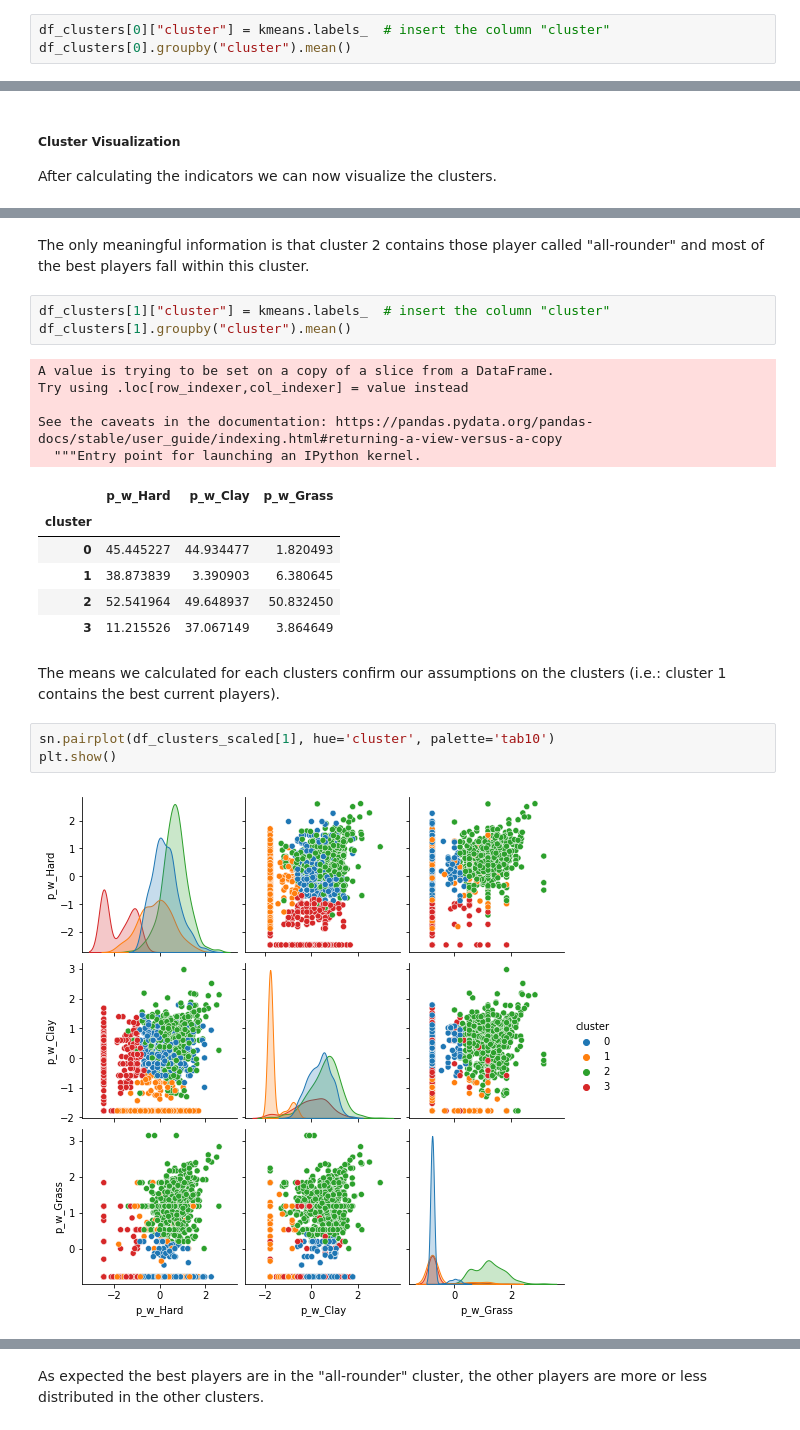
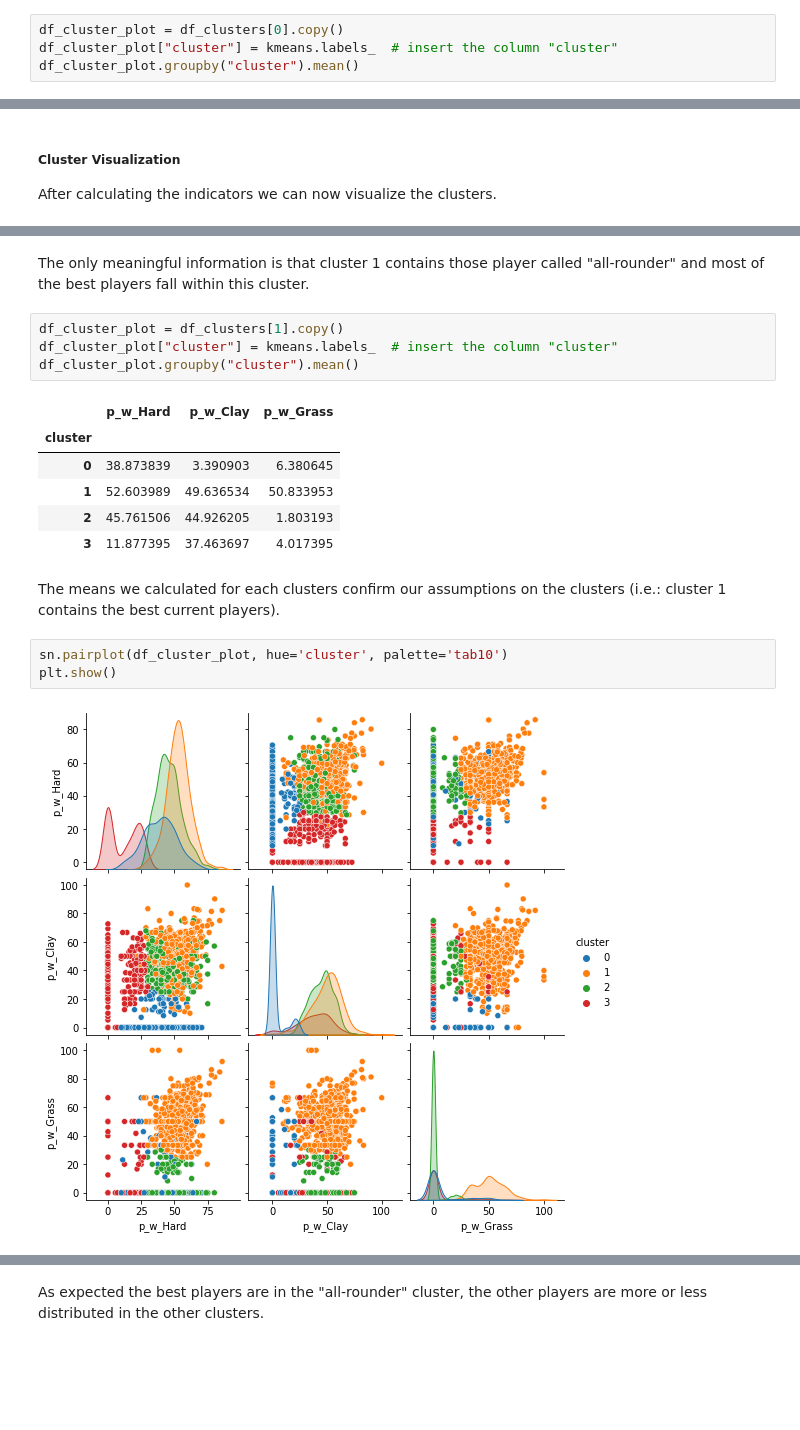
Before and after one commit to nikodallanoce/DataMiningProject, a Jupyter notebook: DM_14_TASK2/DM_14_clustering_analysis.ipynb, the cells around one changed output, grey strips where cells are left out. Drawn from its saved outputs; the diff is of its cells as text; blank space fills up the shorter version.

```diff
--- a/DM_14_TASK2/DM_14_clustering_analysis.ipynb
+++ b/DM_14_TASK2/DM_14_clustering_analysis.ipynb
@@ -348,4 +298,5 @@ From what we can see, cluster 1 contains the best players, meanwhile cluster 1 c
 # %%
-df_clusters[0]["cluster"] = kmeans.labels_  # insert the column "cluster"
-df_clusters[0].groupby("cluster").mean()
+df_cluster_plot = df_clusters[0].copy()
+df_cluster_plot["cluster"] = kmeans.labels_  # insert the column "cluster"
+df_cluster_plot.groupby("cluster").mean()
 # %% [output]
@@ -447,27 +390,23 @@ plot_basic_statistics(df_clusters_scaled[1], clusters_players, df_clusters_scale
 # %% [markdown]
-The only meaningful information is that cluster 2 contains those player called "all-rounder" and most of the best players fall within this cluster.
+The only meaningful information is that cluster 1 contains those player called "all-rounder" and most of the best players fall within this cluster.
 # %%
-df_clusters[1]["cluster"] = kmeans.labels_  # insert the column "cluster"
-df_clusters[1].groupby("cluster").mean()
+df_cluster_plot = df_clusters[1].copy()
+df_cluster_plot["cluster"] = kmeans.labels_  # insert the column "cluster"
+df_cluster_plot.groupby("cluster").mean()
 # %% [output]
-A value is trying to be set on a copy of a slice from a DataFrame.
-Try using .loc[row_indexer,col_indexer] = value instead
-
-See the caveats in the documentation: https://pandas.pydata.org/pandas-docs/stable/user_guide/indexing.html#returning-a-view-versus-a-copy
-  """Entry point for launching an IPython kernel.
 |  | p_w_Hard | p_w_Clay | p_w_Grass |
 | cluster |  |  |  |
-| 0 | 45.445227 | 44.934477 | 1.820493 |
-| 1 | 38.873839 | 3.390903 | 6.380645 |
-| 2 | 52.541964 | 49.648937 | 50.832450 |
-| 3 | 11.215526 | 37.067149 | 3.864649 |
+| 0 | 38.873839 | 3.390903 | 6.380645 |
+| 1 | 52.603989 | 49.636534 | 50.833953 |
+| 2 | 45.761506 | 44.926205 | 1.803193 |
+| 3 | 11.877395 | 37.463697 | 4.017395 |
 # %% [markdown]
 The means we calculated for each clusters confirm our assumptions on the clusters (i.e.: cluster 1 contains the best current players).
 # %%
-sn.pairplot(df_clusters_scaled[1], hue='cluster', palette='tab10')
+sn.pairplot(df_cluster_plot, hue='cluster', palette='tab10')
 plt.show()
 # %% [output]
-[figure, old version]
+[figure, new version]
 # %%
 fig, axs = plt.subplots(1, 2, figsize=(19, 5));
 
```
Also changed, not shown: parts of 94 cells of this notebook.
